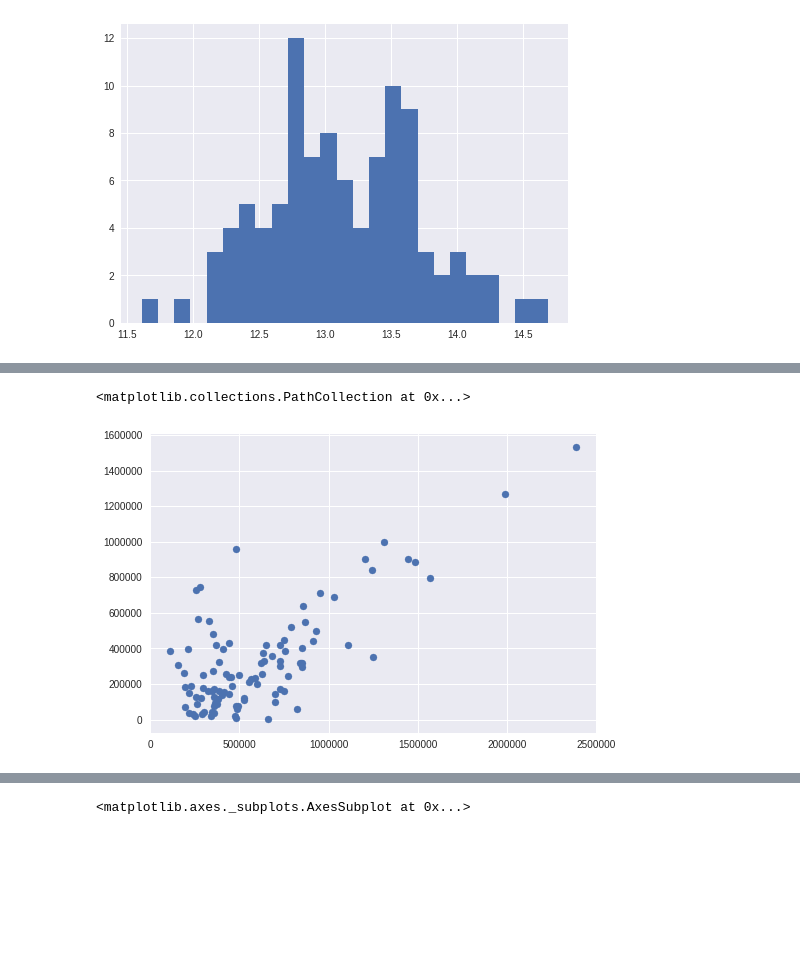
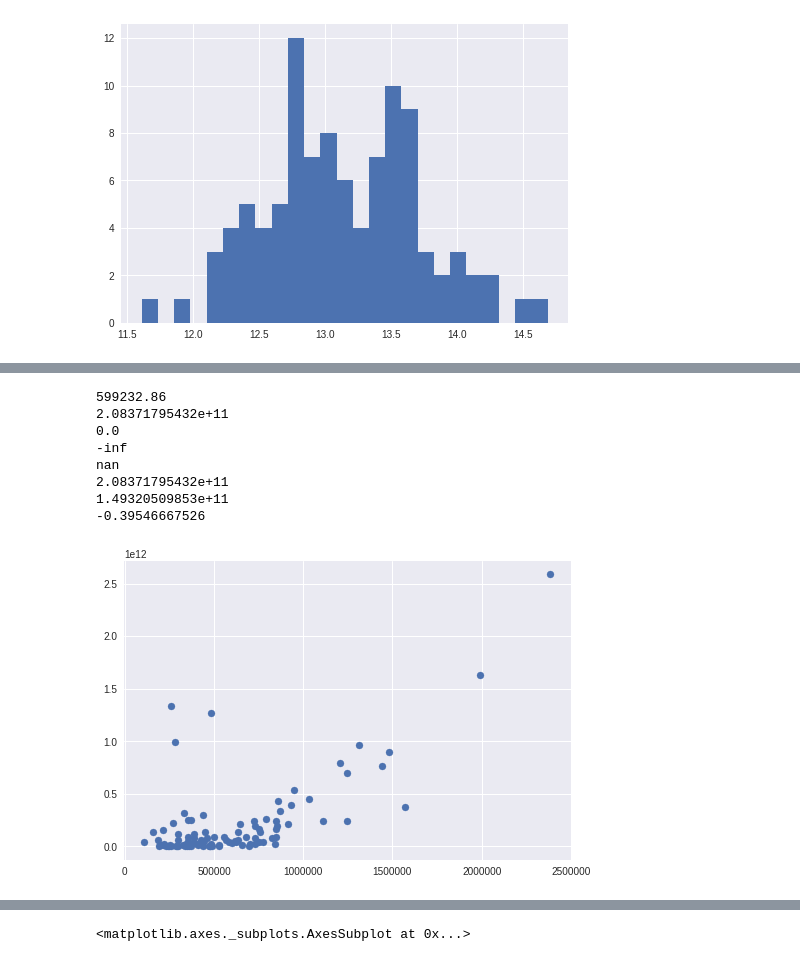
Before and after one commit to solidarite/friend, a Jupyter notebook: README.ipynb, the cells around one changed output, grey strips where cells are left out. Cells and saved outputs as stored; diff of their text form; code cells hidden in the pictures; blank space fills up the shorter version.

```diff
--- a/README.ipynb
+++ b/README.ipynb
@@ -199,7 +215,0 @@ sns.regplot(x='price_target', y='price_predict',data=numerical)
-# %%
-Substraction= pd.DataFrame()
-Substraction['difference_target_predict']=np.abs(numerical['price_target']-numerical['price_predict'])
-plt.scatter(numerical['price_target'],Substraction['difference_target_predict'])
-# %% [output]
-<matplotlib.collections.PathCollection at 0x...>
-[figure, removed]
@@ -205,0 +219,32 @@ plt.scatter(numerical['price_target'],Substraction['difference_target_predict'])
+# %%
+
+Substraction= pd.DataFrame()
+Substraction['difference_target_predict']=(numerical['price_target']-numerical['price_predict'])**2
+plt.scatter(numerical['price_target'],Substraction['difference_target_predict'])
+mse_=np.mean(Substraction['difference_target_predict'])
+var_=np.var(numerical['price_target'])
+r2=1-(mse_/var_)
+mses = np.mean((numerical['price_target'] - numerical['price_predict']) ** 2)
+vares =(1/100)* np.sqrt(np.sum((numerical['price_target'] - np.mean(numerical['price_predict'])) ** 2))
+
+score = 1 - mses / vares
+print np.mean(numerical['price_target'])
+print mses
+print vares
+print np.mean(score)
+print r2_metric(numerical['price_target'].values,numerical['price_predict'].values)
+
+print mse_
+print var_
+print r2
+#mes !!! pas bonne métrique !
+# %% [output]
+599232.86
+2.08371795432e+11
+0.0
+-inf
+nan
+2.08371795432e+11
+1.49320509853e+11
+-0.39546667526
+[figure, added]
```
Also changed, not shown: parts of 10 cells of this notebook.
